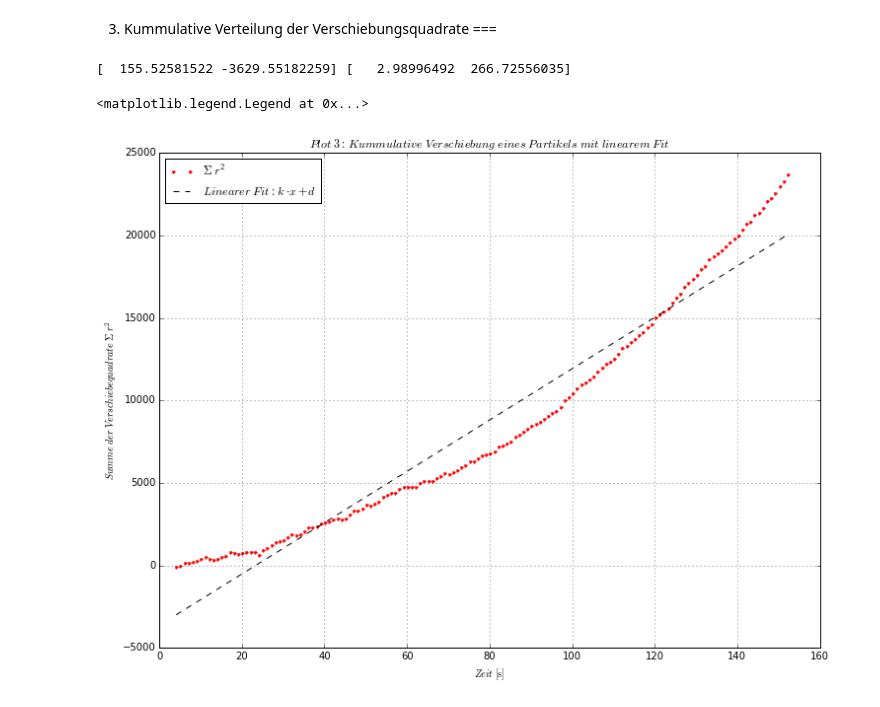
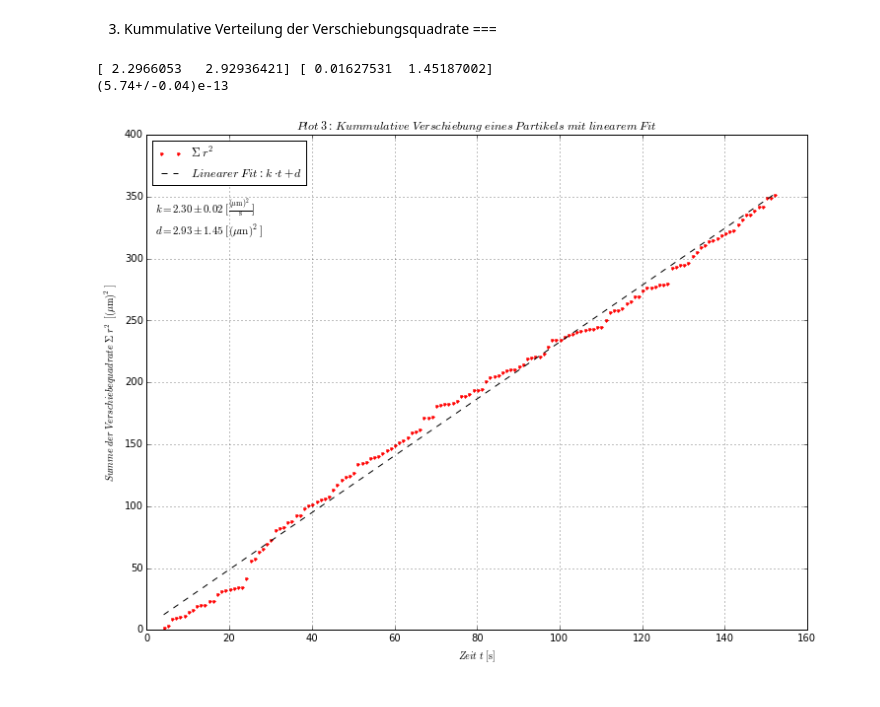
Before and after one commit to krauthex/AP2.1, a Jupyter notebook: v223/v223.ipynb, the cells around one changed output. Drawn from its saved outputs; the diff is of its cells as text; code cells hidden in the pictures.

Commit message:
updated the .gitignore, added some plots for v223, fixed the values in v223, added a linear fit to the plot in v222

```diff
--- a/v223/v223.ipynb
+++ b/v223/v223.ipynb
@@ -24,7 +23,7 @@ from scipy.stats import chi2
 ===
 # %%
 ## loading the data
-dt, dx, dy, dx2, dy2, r2, t, x, y = np.loadtxt('.data/auswertung.csv', delimiter=',', skiprows=1,
+dt, dx, dy, dx2, dy2, r2, t, x, y = np.loadtxt('.data/Auswertung_test.csv', delimiter=',', skiprows=1,
                                                usecols=(3,4,5,6,7,8,9,10,11), unpack=True)
 # %%
 print('vals', 'mittelwert', 'std', '\tstd/sqrt(N)', '\tMIN', 'MAX', sep='\t')
@@ -70,13 +71,21 @@ ax.grid(axis='both')
 hist_array = sorted(np.hstack((dx,dy)))
 hist_mean = np.mean(hist_array)
 hist_std = np.std(hist_array)
+print('mu=',hist_mean,'sig=',hist_std)
 
-
+###gauss-fit für die bestimmten werte
 def gauss(x, mu, sig):
     return np.exp(-((x-mu)**2)/(2*sig**2))/np.sqrt(2*np.pi*sig**2)
 
+###D, kB aus sigma
+eta = unc.ufloat(9.4e-4,0.05e-4)
+a = unc.ufloat(755e-9, 30e-9)
+T = unc.ufloat(273.15+22.8, 0.1)
+D = (hist_std * 1e-6)**2 / 4
+k = D * 6*np.pi*eta*a / T
+print(k, D)
+
 #### plotting
-
 fig = plt.figure(figsize=(12,9))
 ax = fig.add_subplot(111)
 ax.hist(hist_array, bins=8, color='r', normed=True, label='$\\vartriangle x,\ \\vartriangle y$')
@@ -86,5 +95,7 @@ ax.set_title('$Plot\ 2:\ Histogramm\ von\ \\vartriangle x, \\vartriangle y\ mit\
 ax.set_xlabel('$\\vartriangle x, \\vartriangle y\ \mathrm{[\mu m]}$')
 ax.set_ylabel('$Normierte\ Häufigkeit/\ Gauß-Fit$')
 ax.grid(axis='both')
+ax.text(2.2, 0.32, r'$\mu=0.0104\ \mathrm{[\mu m]}$' + "\n" + r'$\sigma=1.0821\ \mathrm{[\mu m]}$')
 ax.legend(loc=0)
+#plt.savefig('.data/plot2.pdf', dpi=200, format='pdf')
 # %% [output]
@@ -102,19 +115,28 @@ def lin_reg(x, k, d):
 popt, pcov = curve_fit(lin_reg, t[:149], np.cumsum(r2[:149]))
 popt_err = np.sqrt(np.diag(pcov))
 
+D = unc.ufloat(popt[0], popt_err[0])
 print(popt, popt_err)
+D = D/4 * 1e-12
+print(D)
 # %% [output]
-[  155.52581522 -3629.55182259] [   2.98996492  266.72556035]
+[ 2.2966053   2.92936421] [ 0.01627531  1.45187002]
+(5.74+/-0.04)e-13
 # %%
+###value-string
+values = r'$k=2.30\pm0.02\ \mathrm{[\frac{(\mu m)^2}{s}]}$' + "\n" + r'$d=2.93\pm1.45\ \mathrm{[(\mu m)^2]}$'
+
+###plotting
 fig = plt.figure(figsize=(12,9))
 ax = fig.add_subplot(111)
 ax.plot(t[:149], np.cumsum(r2[:149]), 'r.', label='$\Sigma\ r^2$')
-ax.plot(t[:149], lin_reg(t[:149], *popt), 'k--', label='$Linearer\ Fit:\ k \cdot x+d$')
+ax.plot(t[:149], lin_reg(t[:149], *popt), 'k--', label='$Linearer\ Fit:\ k \cdot t+d$')
 ax.set_title('$Plot\ 3:\ Kummulative\ Verschiebung\ eines\ Partikels\ mit\ linearem\ Fit$')
-ax.set_xlabel('$Zeit\ \mathrm{[s]}$')
-ax.set_ylabel('$Summe\ der\ Verschiebequadrate\ \Sigma\ r^2$')
+ax.set_xlabel('$Zeit\ t\ \mathrm{[s]}$')
+ax.set_ylabel('$Summe\ der\ Verschiebequadrate\ \Sigma\ r^2\ \mathrm{[(\mu m)^2]}$')
+ax.text(2, 320, values, fontsize=11 )
 ax.grid(axis='both')
-ax.legend(loc=0)
+ax.legend(loc=2)
+plt.savefig('.data/plot3.pdf', dpi=200, format='pdf')
 # %% [output]
-<matplotlib.legend.Legend at 0x...>
-[figure, old version]
+[figure, new version]
```
Also changed, not shown: parts of 6 cells of this notebook, 10 other files.
